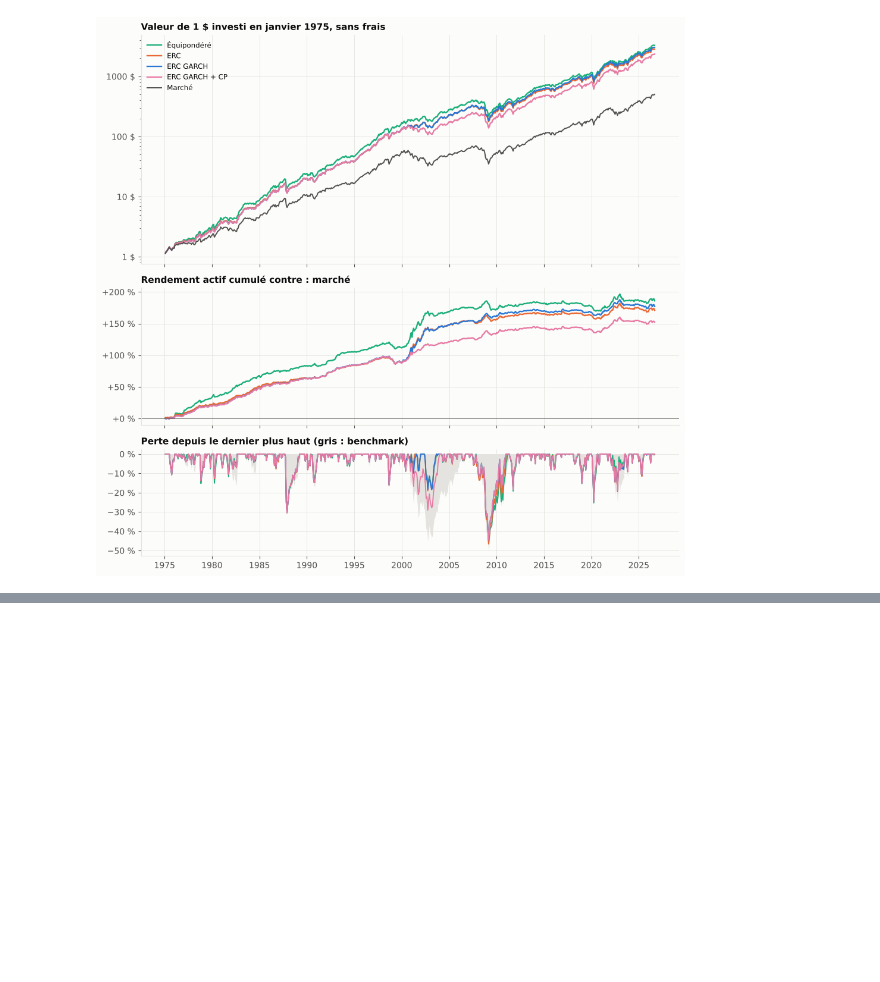
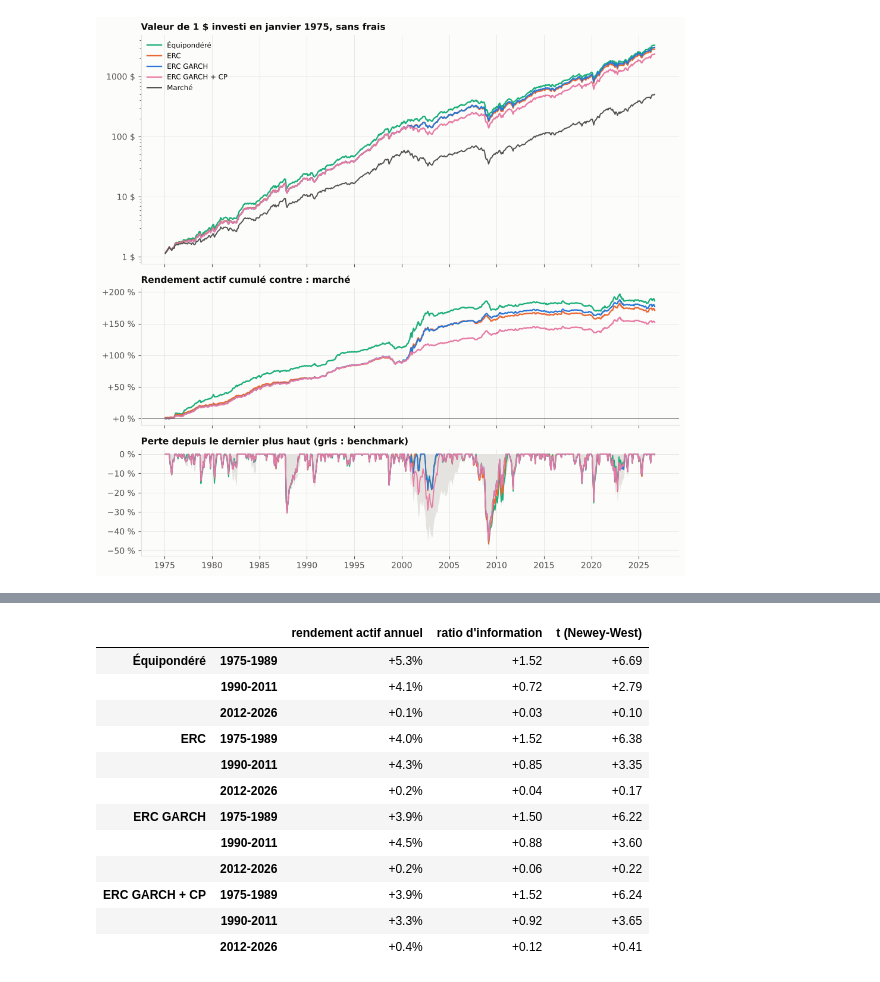
Before and after one commit to Anto279/conformal-factor-allocation, a Jupyter notebook: notebooks/etape12_comparaison_finale.ipynb, the cells around one changed output, grey strips where cells are left out. Saved outputs shown, nothing was run; the diff lists cells and outputs as text; code cells hidden in the pictures; blank space fills up the shorter version.

```diff
--- a/notebooks/etape12_comparaison_finale.ipynb
+++ b/notebooks/etape12_comparaison_finale.ipynb
@@ -555,0 +625,23 @@ graphique(nets_f, "Marché", per_f, "Valeur de 1 $ investi en janvier 1975, sans
+# %%
+# Par sous-période, nets des frais estimés
+lignes = {}
+for nom in actifs_f:
+    for sp, (d, f) in sp_f.items():
+        act = (nets_fn[nom] - nets_fn["Marché"]).loc[d:f]
+        lignes[(nom, sp)] = {"rendement actif annuel": 12 * act.mean(), "ratio d'information": act.mean() / act.std() * np.sqrt(12),
+                             "t (Newey-West)": test_moyenne(act)[1]}
+pd.DataFrame(lignes).T.style.format("{:+.2f}").format("{:+.1%}", subset=["rendement actif annuel"])
+# %% [output]
+|  |  | rendement actif annuel | ratio d'information | t (Newey-West) |
+| Équipondéré | 1975-1989 | +5.3% | +1.52 | +6.69 |
+|  | 1990-2011 | +4.1% | +0.72 | +2.79 |
+|  | 2012-2026 | +0.1% | +0.03 | +0.10 |
+| ERC | 1975-1989 | +4.0% | +1.52 | +6.38 |
+|  | 1990-2011 | +4.3% | +0.85 | +3.35 |
+|  | 2012-2026 | +0.2% | +0.04 | +0.17 |
+| ERC GARCH | 1975-1989 | +3.9% | +1.50 | +6.22 |
+|  | 1990-2011 | +4.5% | +0.88 | +3.60 |
+|  | 2012-2026 | +0.2% | +0.06 | +0.22 |
+| ERC GARCH + CP | 1975-1989 | +3.9% | +1.52 | +6.24 |
+|  | 1990-2011 | +3.3% | +0.92 | +3.65 |
+|  | 2012-2026 | +0.4% | +0.12 | +0.41 |
```
Also changed, not shown: parts of 5 cells of this notebook, 2 other files.
